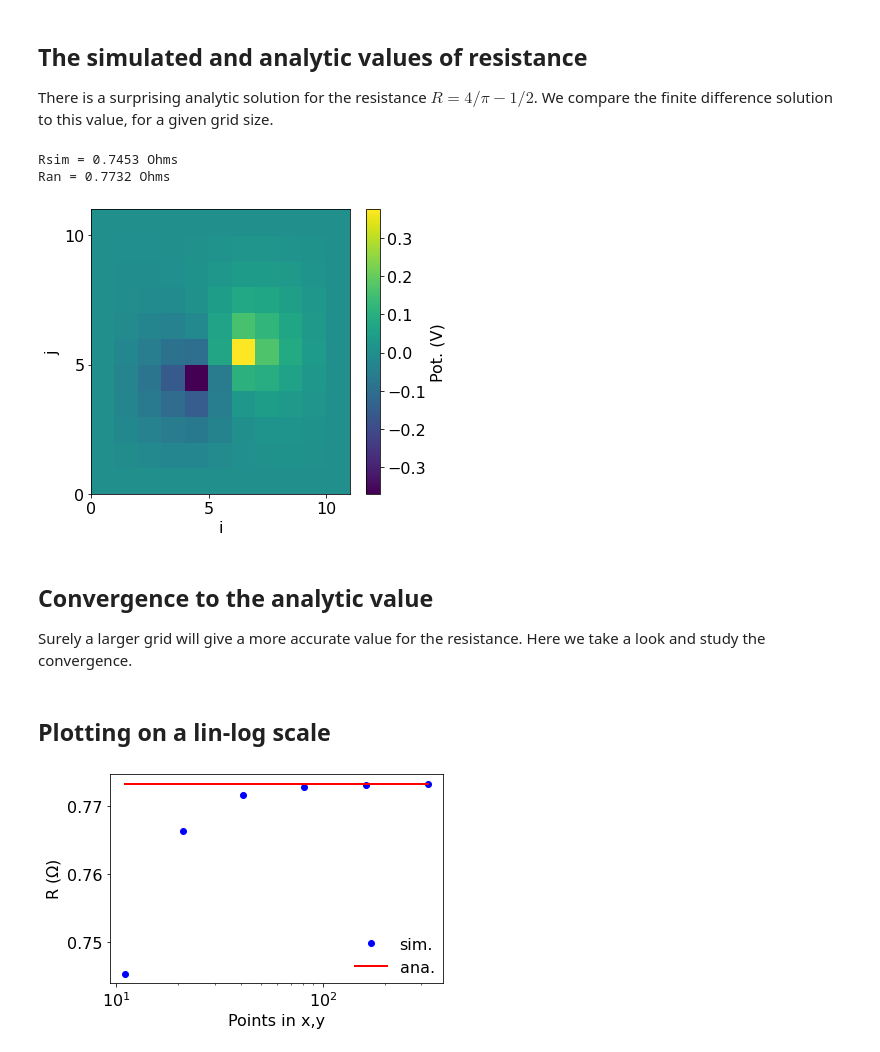
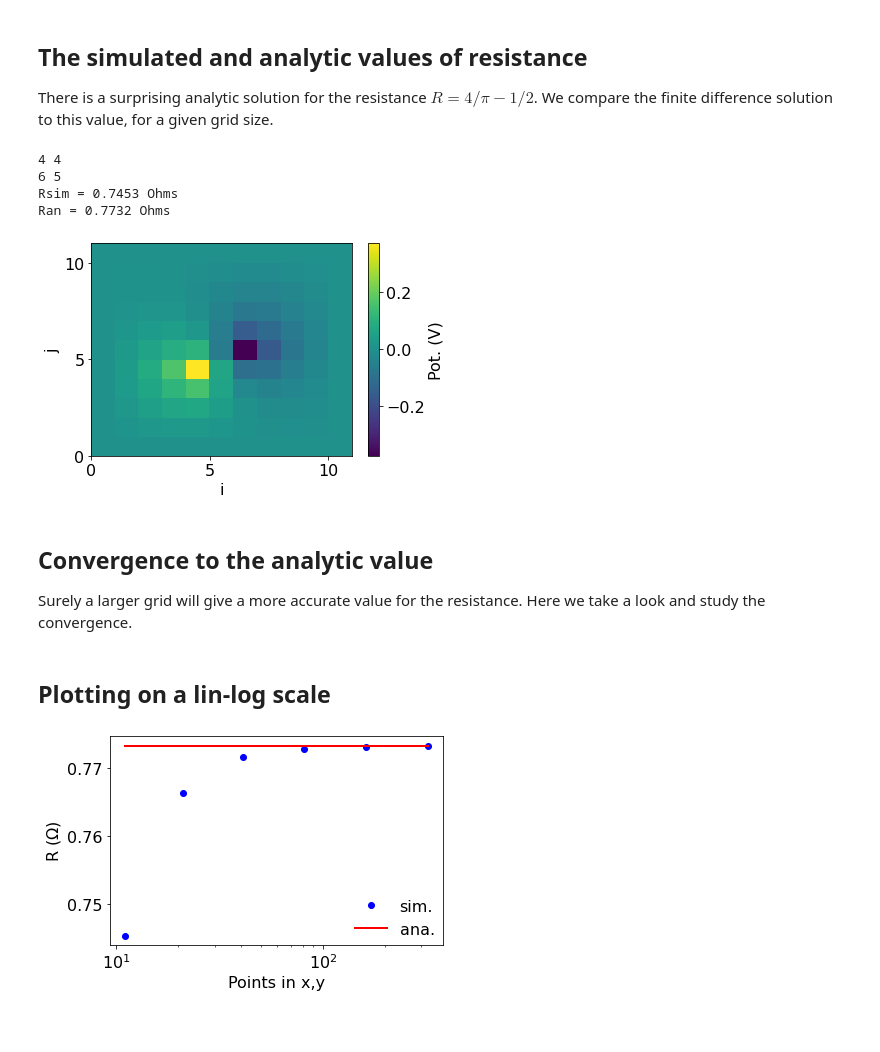
Before and after one commit to microncubed/nerd_sniping, a Jupyter notebook: nerd_sniping.ipynb, the cells around one changed output. Drawn from its saved outputs; the diff is of its cells as text; code cells hidden in the pictures; blank space fills up the shorter version.

```diff
--- a/nerd_sniping.ipynb
+++ b/nerd_sniping.ipynb
@@ -19,36 +19,41 @@ nx,ny = 11,11
 # the locations of the source and sink
 bx,by = nx//2-1,ny//2-1
 cx,cy = nx//2+1,ny//2
 
+print(bx,by)
+print(cx,cy)
+
 # works out the resulting potential
 V = nerd_snipe(nx,ny,bx,by,cx,cy)
 
 # the resistance from the calculated potential
-Rsim = V[cx,cy]-V[bx,by]
+Rsim = -V[cx,cy]+V[bx,by]
 print('Rsim = {:0.4f} Ohms'.format(Rsim))
 
 # the analytic resistance
 Ran = 4/np.pi - 0.5
 print('Ran = {:0.4f} Ohms'.format(Ran))
 
 
 # plot the potential
-fig,ax = plt.subplots(1,1,figsize=[6,5])
+fig,ax = plt.subplots(1,1,figsize=[6,4])
 plot = ax.pcolor(V.T)
 cbar = fig.colorbar(plot)
 cbar.set_label('Pot. (V)')
 
 ax.set_xticks([0,5,10])
 ax.set_yticks([0,5,10])
 ax.set_xlabel('i');
 ax.set_ylabel('j');
 
 fig.tight_layout()
 fig.savefig('pot.png',facecolor=None,dpi=300)
 # %% [output]
+4 4
+6 5
 Rsim = 0.7453 Ohms
 Ran = 0.7732 Ohms
-[figure, old version]
+[figure, new version]
 # %% [markdown]
 ## Convergence to the analytic value
 
@@ -69,6 +74,6 @@ for size in sizes:
     resistances.append(Rsim)
-# %% [markdown]
-## Plotting on a lin-log scale
+# %% [markdown]
+## Plotting on a lin-log scale
 # %%
 fig,ax = plt.subplots(1,1,figsize=[6,4])
 x_vals = [size[0] for size in sizes]
```
Also changed, not shown: parts of 3 cells of this notebook, 3 other files.
